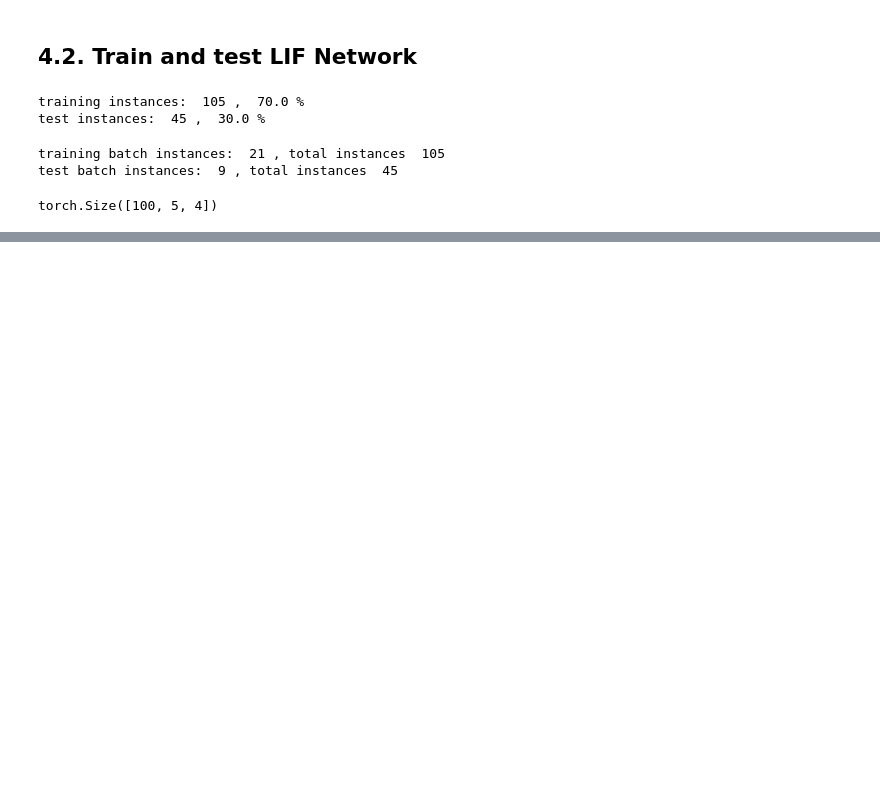
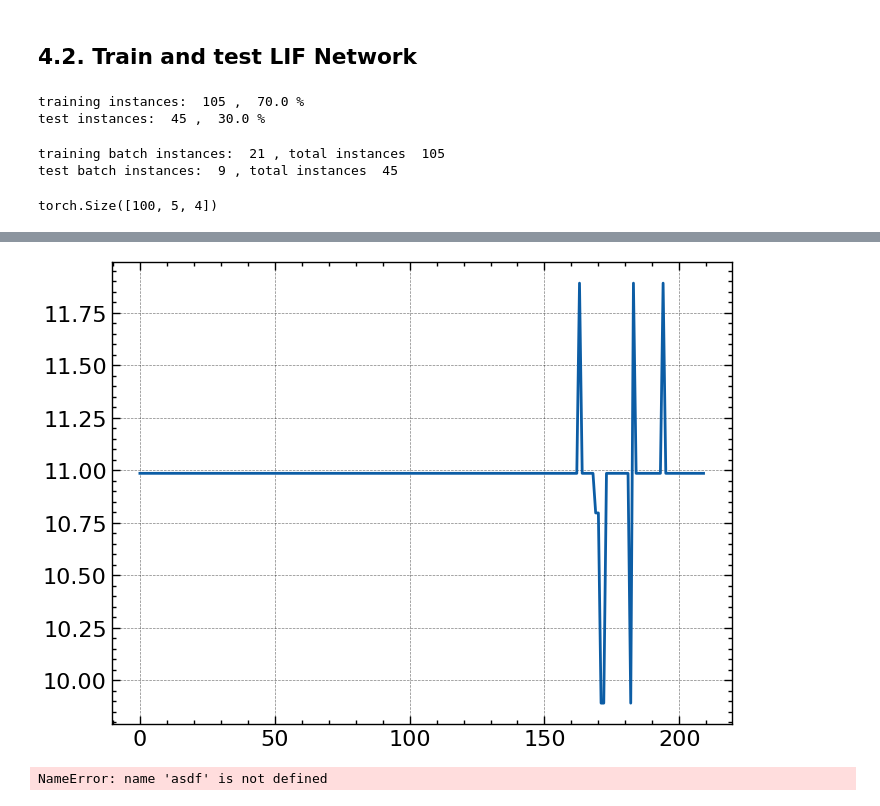
Before and after one commit to Roiwa/snn_cei, a Jupyter notebook: gaussian/iris_time_encoding.ipynb, the cells around one changed output, grey strips where cells are left out. Drawn from its saved outputs; the diff is of its cells as text; code cells hidden in the pictures; blank space fills up the shorter version.

```diff
--- a/gaussian/iris_time_encoding.ipynb
+++ b/gaussian/iris_time_encoding.ipynb
@@ -444,0 +424,2 @@ spike_data  tensor([[[1., 1., 0., 0.],
+# %%
+net = NetLIFTimeSoft(num_inputs, num_hidden, num_outputs, batch_size, num_steps).to(device) # Load the network onto CUDA if available
@@ -444,0 +436,35 @@ spike_data  tensor([[[1., 1., 0., 0.],
+# %%
+# Outer training loop
+for epoch in range(num_epochs):
+    iter_counter = 0
+    train_batch = iter(irisDataloader_train)
+
+    # Minibatch training loop
+    for data, targets in train_batch:
+        #data = data.to(device)
+        targets = targets.to(device)
+
+        spike_data = spikegen.rate(data_it, num_steps=num_steps).to(device)
+
+        # forward pass
+        net.train()
+        spk_rec, mem_rec, predicted = net(spike_data)
+        _, predicted = predicted.max()
+
+        print("predicted ",predicted," shape ",predicted.shape)
+        # initialize the loss & sum over time
+        loss_val = torch.zeros((1), dtype=dtype, device=device)
+        loss_val = loss(predicted, targets)
+
+        # Gradient calculation + weight update
+        optimizer.zero_grad()
+        loss_val.backward()
+        optimizer.step()
+
+        # Store loss history for future plotting
+        loss_hist.append(loss_val.item())
+
+        # Print one out of every 100 computed values
+        counter += 1
+        #if(counter % 100 == 0):
+        print(f"Train set loss: {loss_val.item()}")
@@ -444,0 +516,10 @@ spike_data  tensor([[[1., 1., 0., 0.],
+# %%
+# Plot history loss of the model
+plt.plot(loss_hist)
+plt.show()
+# %% [output]
+[figure, added]
+# %%
+asdf
+# %% [output]
+NameError: name 'asdf' is not defined
```
Also changed, not shown: parts of 17 cells of this notebook, 5 other files.
